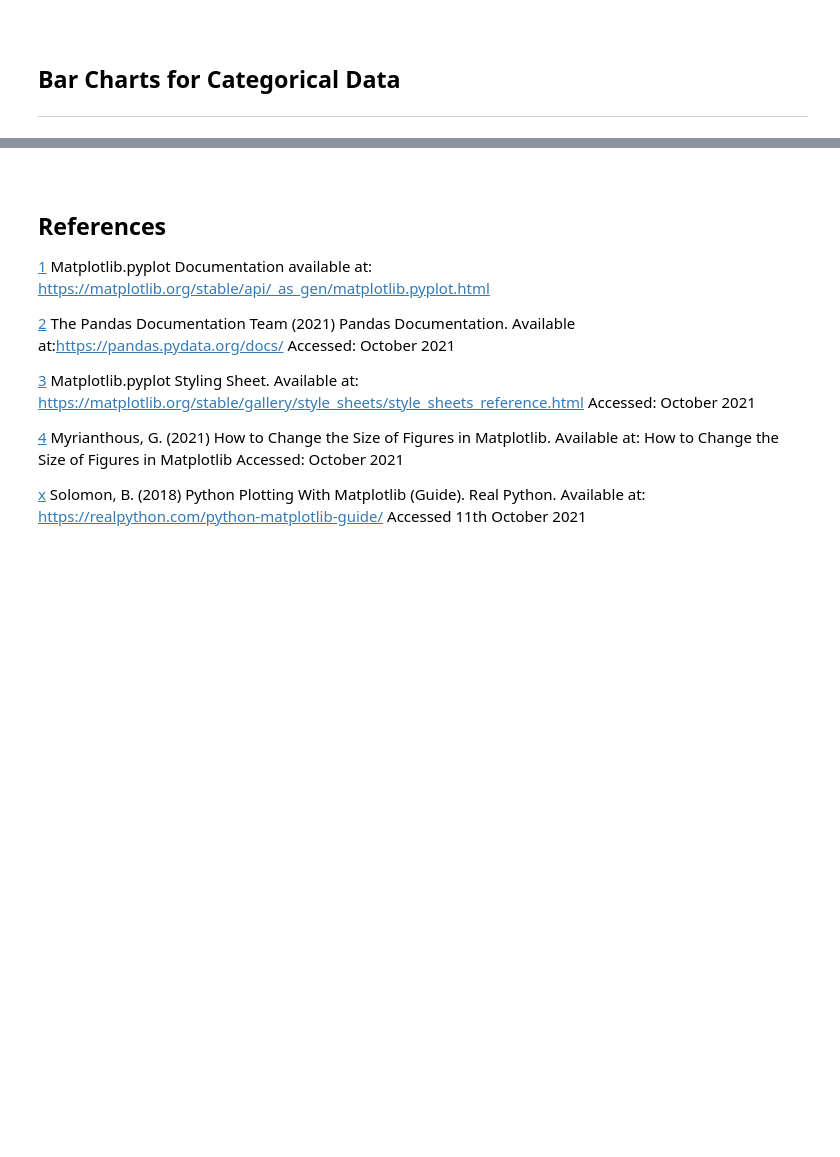
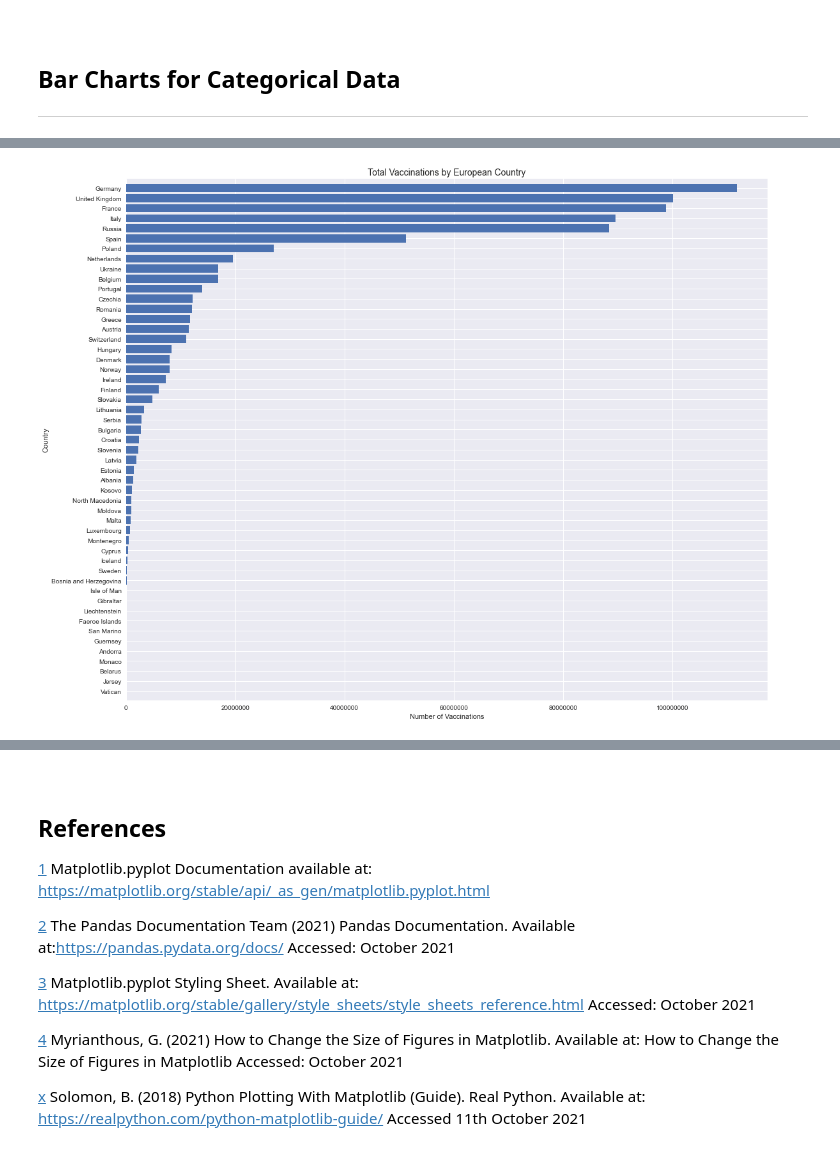
Before and after one commit to Sam-Tracey/Fundamentals-of-Data-Analysis, a Jupyter notebook: pyplot.ipynb, the cells around one changed output, grey strips where cells are left out. Saved outputs shown, nothing was run; the diff lists cells and outputs as text; code cells hidden in the pictures; blank space fills up the shorter version.

Commit message:
Added barh charts and correlation analysis

```diff
--- a/pyplot.ipynb
+++ b/pyplot.ipynb
@@ -183,0 +209,10 @@ europe.head()
+# %%
+# Choose Specific Data for Exploration
+vac = europe[['location', 'date', 'new_vaccinations']]
+# Group data by Country and sum the values.
+vac_grouped = vac.groupby('location').sum().reset_index()
+# Sort dataframe people_fully_vaccinated
+vac_sorted = vac_grouped.sort_values(by=['new_vaccinations']).reset_index()
+# Display sorted dataframe
+#vac_sorted
+vac_sorted
@@ -183,0 +237,14 @@ europe.head()
+# %%
+#Change default figure size [4]
+plt.rcParams['figure.figsize'] = [18, 15]
+fig, ax = plt.subplots()
+ax.barh(vac_sorted['location'], vac_sorted['new_vaccinations'], align='center')
+ax.set_title('Total Vaccinations by European Country', fontsize=14)
+ax.set_xlabel('Number of Vaccinations')
+ax.set_ylabel('Country')
+# Remove Scientific Notation.(https://stackoverflow.com/questions/28371674/prevent-scientific-notation-in-matplotlib-pyplot)
+ax.ticklabel_format(axis="x", style='plain')
+# Change Top and Bottom Padding.
+ax.margins(y=0.01)
+# %% [output]
+[figure, added]
```
Also changed, not shown: parts of 11 cells of this notebook, 1 other file.
